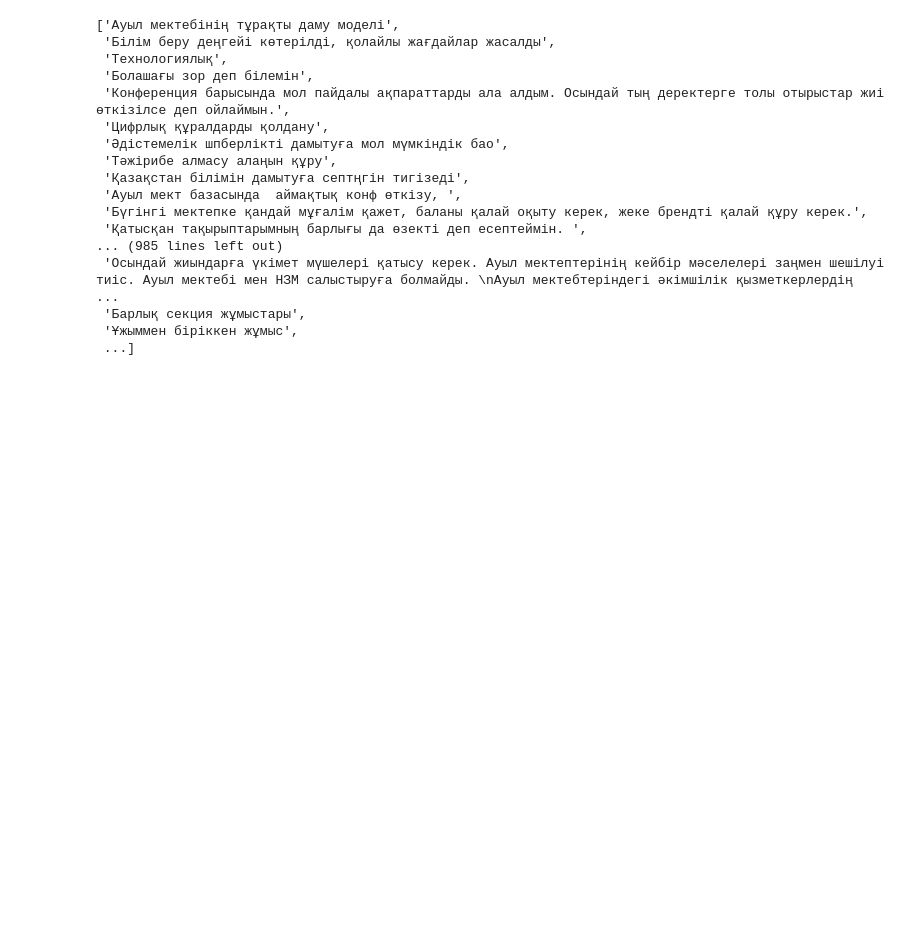
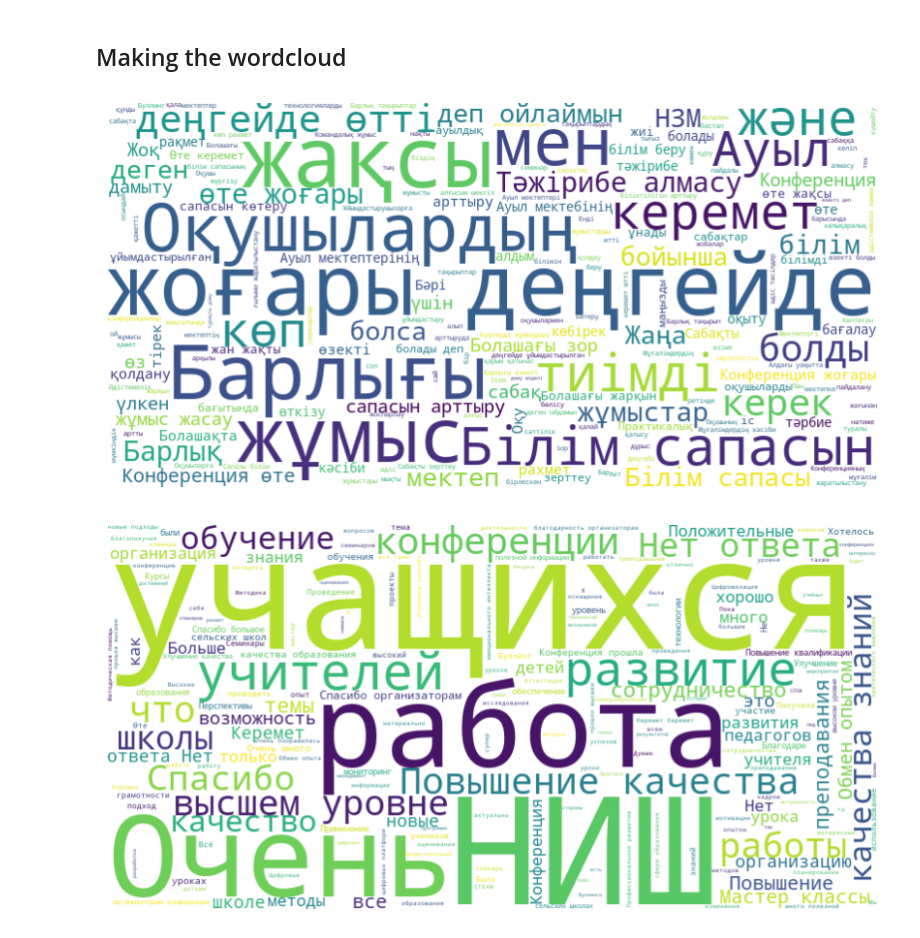
Before and after one commit to rkasseno/wordcloud, a Jupyter notebook: wordcloud.ipynb, the cells around one changed output. Saved outputs shown, nothing was run; the diff lists cells and outputs as text; code cells hidden in the pictures; blank space fills up the shorter version.

Commit message:
wordcloud

```diff
--- a/wordcloud.ipynb
+++ b/wordcloud.ipynb
@@ -19,9 +40,7 @@ df['answer'] = df['answer'].str.strip()
 # %%
-kazakh_answers = []
-russian_answers = []
 for index, row in df.iterrows():
     if ('ә' in df.loc[index, 'answer']) or ('і' in df.loc[index, 'answer']) or ('ң' in df.loc[index, 'answer']) or ('ғ' in df.loc[index, 'answer'])\
         or ('ү' in df.loc[index, 'answer']) or ('ұ' in df.loc[index, 'answer']) or ('қ' in df.loc[index, 'answer']) or ('ө' in df.loc[index, 'answer']) or ('һ' in df.loc[index, 'answer']):
-        kazakh_answers.append(df.loc[index, 'answer'])
+        kaz_rus['kaz'].append(df.loc[index, 'answer'])
     else:
-        russian_answers.append(df.loc[index, 'answer'])
+        kaz_rus['rus'].append(df.loc[index, 'answer'])
@@ -34,26 +47,16 @@ for answer in kazakh_answers:
-# %%
-for answer in kazakh_answers:
-    answer_list = answer.split(' ')
-    for word_list in answer_list:
-        for word in word_list:
-            kazakh_answers.append(word)
-
-kaz_words
-# %% [output]
-['Ауыл мектебінің тұрақты даму моделі',
- 'Білім беру деңгейі көтерілді, қолайлы жағдайлар жасалды',
- 'Технологиялық',
- 'Болашағы зор деп білемін',
- 'Конференция барысында мол пайдалы ақпараттарды ала алдым. Осындай тың деректерге толы отырыстар жиі өткізілсе деп ойлаймын.',
- 'Цифрлық құралдарды қолдану',
- 'Әдістемелік шпберлікті дамытуға мол мүмкіндік бао',
- 'Тәжірибе алмасу алаңын құру',
- 'Қазақстан білімін дамытуға септңгін тигізеді',
- 'Ауыл мект базасында  аймақтық конф өткізу, ',
- 'Бүгінгі мектепке қандай мұғалім қажет, баланы қалай оқыту керек, жеке брендті қалай құру керек.',
- 'Қатысқан тақырыптарымның барлығы да өзекті деп есептеймін. ',
-... (985 lines left out)
- 'Осындай жиындарға үкімет мүшелері қатысу керек. Ауыл мектептерінің кейбір мәселелері заңмен шешілуі тиіс. Ауыл мектебі мен НЗМ салыстыруға болмайды. \nАуыл мектебтеріндегі әкімшілік қызметкерлердің  ...
- 'Барлық секция жұмыстары',
- 'Ұжыммен біріккен жұмыс',
- ...]
+# %%
+result = {
+    'kaz' : [],
+    'rus' : []
+}
+
+for key, value in kaz_rus.items():
+    # result = {key : []}
+    lists = {key : []}
+    for sentence in value:
+        lists[key].append(sentence.split())
+    for list in lists[key]:
+        for word in list:
+            result[key].append(word)
+# %% [markdown]
+## Making the wordcloud
@@ -59,0 +82,16 @@ kaz_words
+# %%
+from wordcloud import WordCloud
+import matplotlib.pyplot as plt
+
+for language in result:
+
+    text = ' '.join(result[language])
+    wordcloud = WordCloud(width=800, height=400, background_color='white').generate(text)
+
+    plt.figure(figsize=(10, 8))
+    plt.imshow(wordcloud, interpolation='bilinear')
+    plt.axis('off')
+    plt.show()
+# %% [output]
+[figure, added]
+[figure, added]
```
Also changed, not shown: parts of 6 cells of this notebook.
